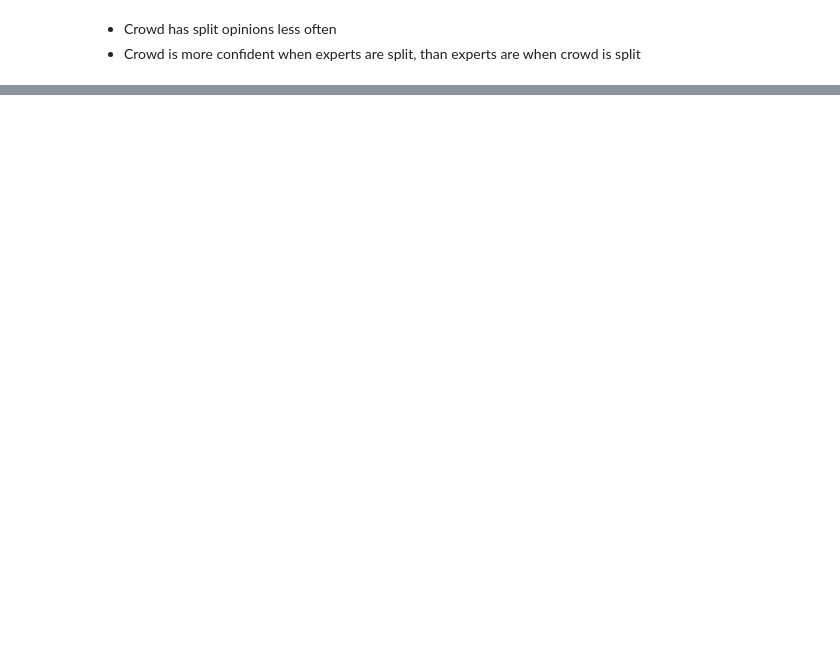
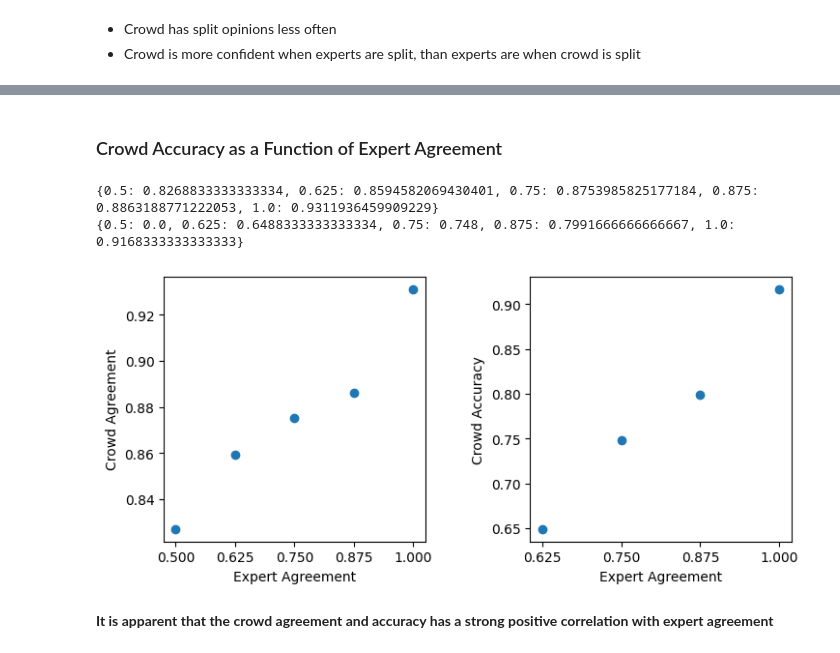
Before and after one commit to Pschnizer/OpenAvenues, a Jupyter notebook: Work.ipynb, the cells around one changed output, grey strips where cells are left out. Cells and saved outputs as stored; diff of their text form; code cells hidden in the pictures; blank space fills up the shorter version.

```diff
--- a/Work.ipynb
+++ b/Work.ipynb
@@ -134,0 +151,32 @@ This is not what we want, but could be affected by instances where the experts o
+# %% [markdown]
+### Crowd Accuracy as a Function of Expert Agreement
+# %%
+reduced
+agreements = [4/8, 5/8, 6/8, 7/8, 8/8]
+tracker = {}
+y = {}
+for val in agreements:
+    idx = reduced['Expert Agreement'] == float(val)
+    tracker[val] = np.mean(reduced[idx]['Crowd Agreement'])
+    y[val] = sum(reduced[idx]['Correct Label'] == reduced[idx]['Majority Label'])/len(reduced[idx])
+print(tracker)
+print(y)
+
+fig, (ax1, ax2) = plt.subplots(1, 2, figsize=(8,4))
+ax1.set
+ax1.scatter(tracker.keys(), tracker.values())
+ax1.set_xlabel('Expert Agreement')
+ax1.set_ylabel('Crowd Agreement')
+ax1.set_xticks(list(y.keys()))
+ax2.scatter(list(y.keys())[1:], list(y.values())[1:])
+ax2.set_xlabel('Expert Agreement')
+ax2.set_ylabel('Crowd Accuracy')
+ax2.set_xticks(list(y.keys())[1:])
+fig.tight_layout(pad=3)
+plt.show()
+# %% [output]
+{0.5: 0.8268833333333334, 0.625: 0.8594582069430401, 0.75: 0.8753985825177184, 0.875: 0.8863188771222053, 1.0: 0.9311936459909229}
+{0.5: 0.0, 0.625: 0.6488333333333334, 0.75: 0.748, 0.875: 0.7991666666666667, 1.0: 0.9168333333333333}
+[figure, added]
+# %% [markdown]
+**It is apparent that the crowd agreement and accuracy has a strong positive correlation with expert agreement**
```
Also changed, not shown: parts of 21 cells of this notebook.
